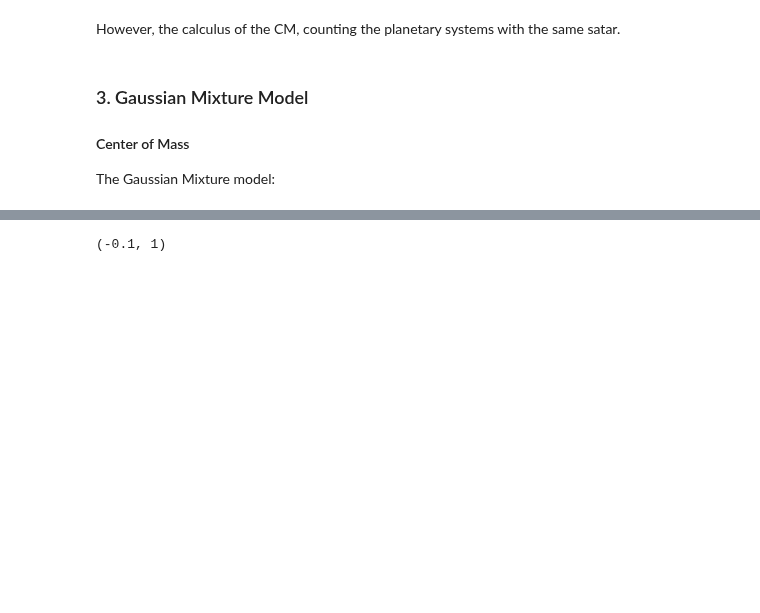
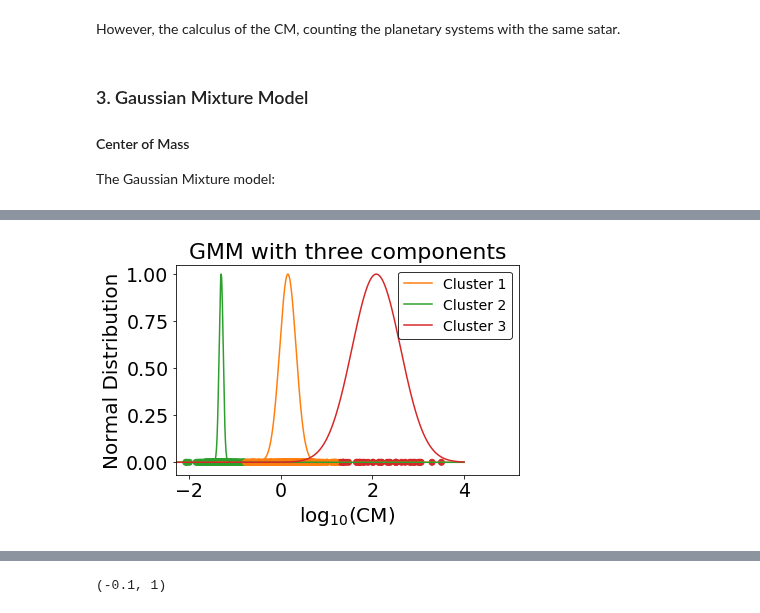
Before and after one commit to fjbautistas/Mixture_Gaussian_CM_of_Planets, a Jupyter notebook: Clasification.ipynb, the cells around one changed output, grey strips where cells are left out. Cells and saved outputs as stored; diff of their text form; code cells hidden in the pictures; blank space fills up the shorter version.

```diff
--- a/Clasification.ipynb
+++ b/Clasification.ipynb
@@ -110,0 +162,40 @@ The Bayesian information criterion
+# %%
+# (just a plot for five grups)
+#----------------------------------------------------------------------
+color=[]
+C = cluster[1]
+for i in range(len(cluster[1])):
+    if C[i] == 0:
+        color.append("C1")
+    elif C[i] == 1:
+        color.append("C2")
+    elif C[i] == 2:
+        color.append("C3")
+    elif C[i] == 3:
+        color.append("C4")
+    elif C[i] == 4:
+        color.append("C5")
+
+x=np.linspace(-2.5,4,1000)
+colors=["C1","C2","C3","C4","C5"]
+
+fig2, ax2 = plt.subplots(1, 1, sharex='col', sharey='row')
+
+plt.gcf().subplots_adjust(bottom=0.17,right=0.97, left=0.175, top=0.90)
+
+for i, (v1,v2) in enumerate(zip(GMM[1].means_,GMM[1].covariances_)):
+    ax2.plot(x, norm.pdf(x,v1,v2)[0]/norm.pdf(x,v1,v2)[0].max(),
+             c=colors[i],label="Cluster "+str(i+1))
+    ax2.legend(fontsize=14, loc=1,edgecolor='black')
+
+ax2.scatter((CM_log.values),np.zeros(len(CM_log)),c=color, label="Group 1")
+ax2.set_xlim(-2.3,5.2)
+
+ax2.tick_params(labelsize=19)
+
+plt.title(r"GMM with three components",fontsize=22)
+plt.xlabel(r'$\log_{10}$(CM)',fontsize=20)
+plt.ylabel(r'Normal Distribution',fontsize=20)
+#plt.savefig("figures/GMM3.pdf")
+# %% [output]
+[figure, added]
```
Also changed, not shown: parts of 25 cells of this notebook.
